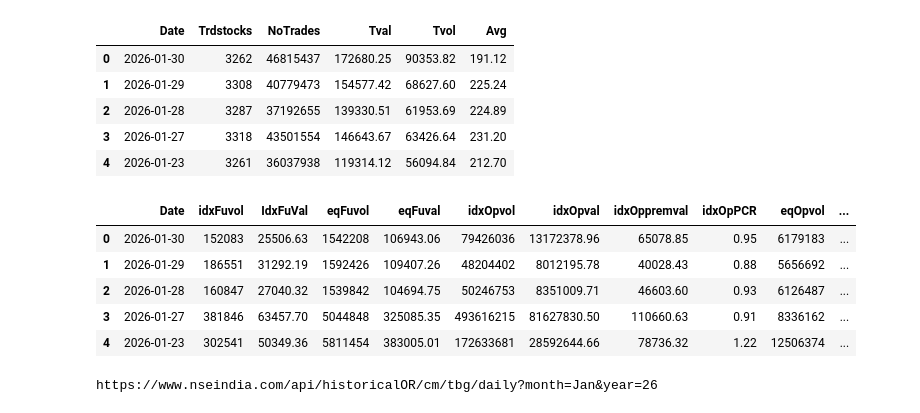
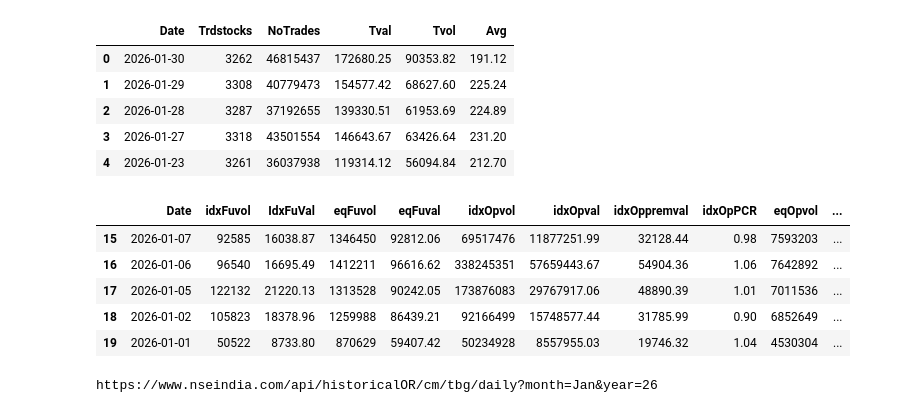
Before and after one commit to shailsun28/stockshortlisting, a Jupyter notebook: Untitled5.ipynb, the cells around one changed output. Cells and saved outputs as stored; diff of their text form; code cells hidden in the pictures.

```diff
--- a/Untitled5.ipynb
+++ b/Untitled5.ipynb
@@ -174,7 +174,7 @@ HEADERS = {
 today_date = datetime.now()
 today_date = today_date - timedelta(1)
 curr_mn = now.strftime('%b')  # e.g., 'Jan'
-#curr_mn = 'Jan'
+curr_mn = 'Jan'
 curr_yr_short = now.strftime('%y')  # e.g., '26'
 curr_yr_long = now.strftime('%Y')   # e.g., '2026'
 #today_str = today_date.strftime('%Y-%b-%d') # e.g., '2026-Jan-08'
@@ -244,10 +244,10 @@ try:
     if not cm_today.empty:
         cm_cols = ['Date', 'Trdstocks', 'NoTrades','Tval', 'Tvol', 'Avg']
         #cm_today['Date'] = cm_today['Date'].dt.strftime('%Y-%m-%d')
-        cm_df = cm_df[cm_cols].copy()
+        cm_df = cm_df[cm_cols]
         #cm_today[cm_cols].to_sql('cm_growth', conn, if_exists='append', index=False)
-        #cm_df.to_sql('cm_growth', conn, if_exists='replace', index=False)
-        print("✓ CM row added.")
+        cm_df.to_sql('cm_growth', conn, if_exists='replace', index=False)
+
 
     # Save FnO Today
     fno_today = fno_df[fno_df['Date'] == today_str]
@@ -256,9 +256,9 @@ try:
                     'idxOpval', 'idxOppremval', 'idxOpPCR', 'eqOpvol', 'eqOpval',
                     'eqOppremval', 'eqOpPCR', 'fnoTvol', 'fnoTval', 'TpremVal', 'fnoPCR']
         #fno_today['Date'] = fno_today['Date'].dt.strftime('%Y-%m-%d')
-        fno_df = fno_df[fno_cols].copy()
-        #fno_df.to_sql('fno_growth', conn, if_exists='replace', index=False)
-        print("✓ FnO row added.")
+        fno_df = fno_df[fno_cols]
+        fno_df.to_sql('fno_growth', conn, if_exists='replace', index=False)
+
 
     conn.close()
 
@@ -401,11 +398,13 @@ def fetch_fno_data(year, month):
 if __name__ == "__main__":
     target_year = 2026
     # Standard NSE month abbreviations
-    months = ["Jan", "Feb", "Mar", "Apr", "May", "Jun",
-              "Jul", "Aug", "Sep", "Oct", "Nov", "Dec"]
+    #months = ["Jan", "Feb", "Mar", "Apr", "May", "Jun", "Jul", "Aug", "Sep", "Oct", "Nov", "Dec"]
+    months = ["Jan"]
+
     DB_PATH = os.path.join(BASE_DIR_db, "growth_nse_db.db")
     conn = sqlite3.connect(DB_PATH)
     for month in months:
+        print (month)
         try:
             print(f"\n--- Processing {month} {target_year} ---")
 
@@ -459,14 +446,14 @@ cmdata.head()
 | 3 | 2026-01-27 | 3318 | 43501554 | 146643.67 | 63426.64 | 231.20 |
 | 4 | 2026-01-23 | 3261 | 36037938 | 119314.12 | 56094.84 | 212.70 |
 # %%
-fnodata.head()
+fnodata.tail()
 # %% [output]
 |  | Date | idxFuvol | IdxFuVal | eqFuvol | eqFuval | idxOpvol | idxOpval | idxOppremval | idxOpPCR | eqOpvol | ... |
-| 0 | 2026-01-30 | 152083 | 25506.63 | 1542208 | 106943.06 | 79426036 | 13172378.96 | 65078.85 | 0.95 | 6179183 | ... |
-| 1 | 2026-01-29 | 186551 | 31292.19 | 1592426 | 109407.26 | 48204402 | 8012195.78 | 40028.43 | 0.88 | 5656692 | ... |
-| 2 | 2026-01-28 | 160847 | 27040.32 | 1539842 | 104694.75 | 50246753 | 8351009.71 | 46603.60 | 0.93 | 6126487 | ... |
-| 3 | 2026-01-27 | 381846 | 63457.70 | 5044848 | 325085.35 | 493616215 | 81627830.50 | 110660.63 | 0.91 | 8336162 | ... |
-| 4 | 2026-01-23 | 302541 | 50349.36 | 5811454 | 383005.01 | 172633681 | 28592644.66 | 78736.32 | 1.22 | 12506374 | ... |
+| 15 | 2026-01-07 | 92585 | 16038.87 | 1346450 | 92812.06 | 69517476 | 11877251.99 | 32128.44 | 0.98 | 7593203 | ... |
+| 16 | 2026-01-06 | 96540 | 16695.49 | 1412211 | 96616.62 | 338245351 | 57659443.67 | 54904.36 | 1.06 | 7642892 | ... |
+| 17 | 2026-01-05 | 122132 | 21220.13 | 1313528 | 90242.05 | 173876083 | 29767917.06 | 48890.39 | 1.01 | 7011536 | ... |
+| 18 | 2026-01-02 | 105823 | 18378.96 | 1259988 | 86439.21 | 92166499 | 15748577.44 | 31785.99 | 0.90 | 6852649 | ... |
+| 19 | 2026-01-01 | 50522 | 8733.80 | 870629 | 59407.42 | 50234928 | 8557955.03 | 19746.32 | 1.04 | 4530304 | ... |
 # %%
 def fetch_cm_data(year, month):
     """Handles CM Market API logic"""
```
Also changed, not shown: parts of 6 cells of this notebook.
